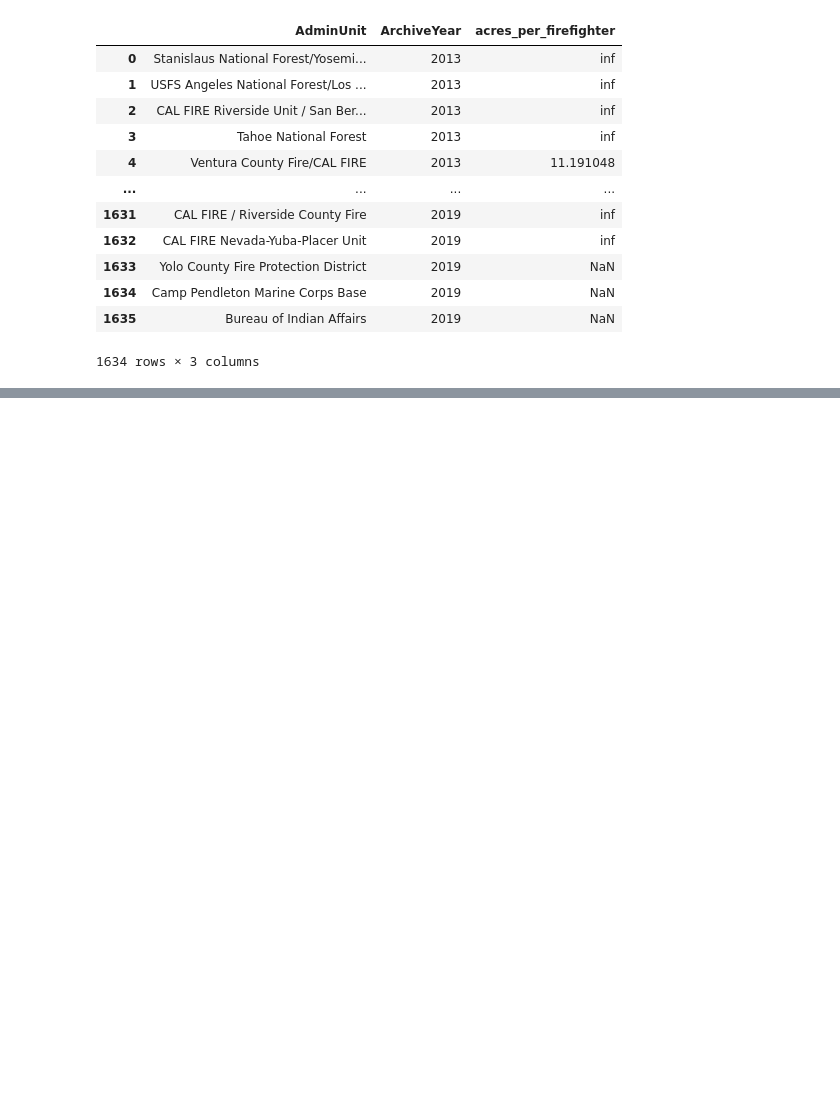
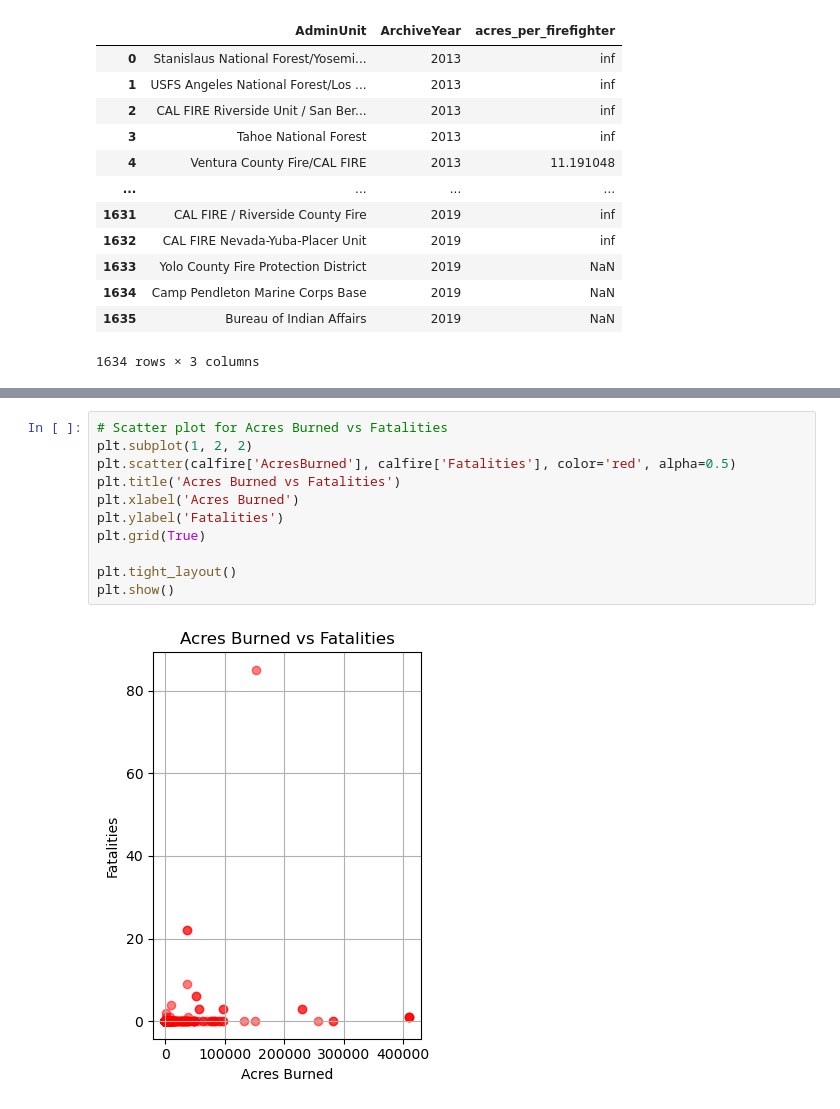
Before and after one commit to estortega/project_1, a Jupyter notebook: Denis_wild_fires_project_week_1.ipynb, the cells around one changed output, grey strips where cells are left out. Drawn from its saved outputs; the diff is of its cells as text; blank space fills up the shorter version.

```diff
--- a/Denis_wild_fires_project_week_1.ipynb
+++ b/Denis_wild_fires_project_week_1.ipynb
@@ -112,0 +145,13 @@ result_df
+# %%
+# Scatter plot for Acres Burned vs Fatalities
+plt.subplot(1, 2, 2)
+plt.scatter(calfire['AcresBurned'], calfire['Fatalities'], color='red', alpha=0.5)
+plt.title('Acres Burned vs Fatalities')
+plt.xlabel('Acres Burned')
+plt.ylabel('Fatalities')
+plt.grid(True)
+
+plt.tight_layout()
+plt.show()
+# %% [output]
+[figure, added]
```
Also changed, not shown: parts of 3 cells of this notebook.
